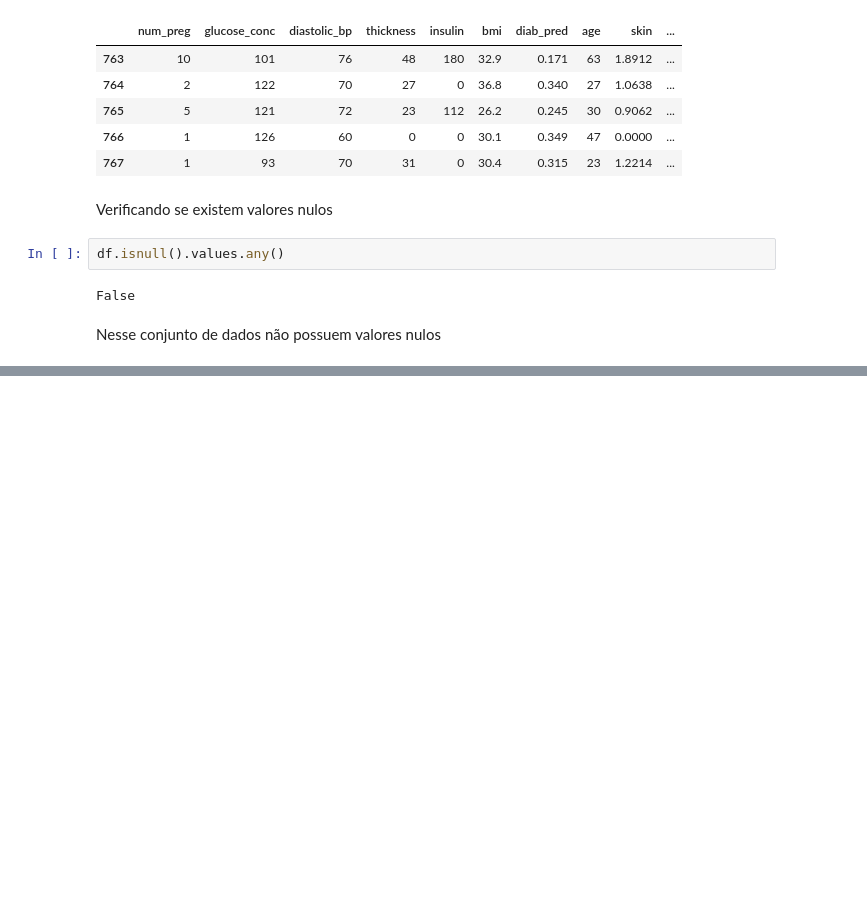
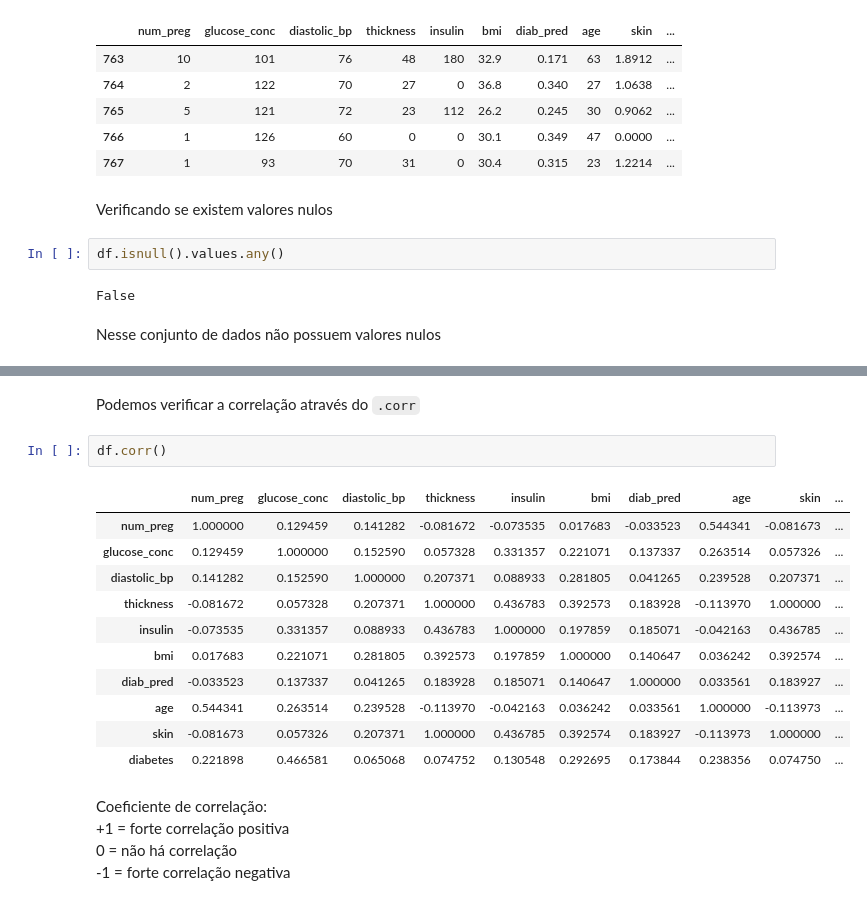
Before and after one commit to JuniorTorresMTJ/ML_PrevendoDiabetes, a Jupyter notebook: Prevendo_Diabetes.ipynb, the cells around one changed output, grey strips where cells are left out. Saved outputs shown, nothing was run; the diff lists cells and outputs as text; blank space fills up the shorter version.

```diff
--- a/Prevendo_Diabetes.ipynb
+++ b/Prevendo_Diabetes.ipynb
@@ -73,0 +91,21 @@ Nesse conjunto de dados não possuem valores nulos
+# %% [markdown]
+Podemos verificar a correlação através do `.corr`
+# %%
+df.corr()
+# %% [output]
+|  | num_preg | glucose_conc | diastolic_bp | thickness | insulin | bmi | diab_pred | age | skin | ... |
+| num_preg | 1.000000 | 0.129459 | 0.141282 | -0.081672 | -0.073535 | 0.017683 | -0.033523 | 0.544341 | -0.081673 | ... |
+| glucose_conc | 0.129459 | 1.000000 | 0.152590 | 0.057328 | 0.331357 | 0.221071 | 0.137337 | 0.263514 | 0.057326 | ... |
+| diastolic_bp | 0.141282 | 0.152590 | 1.000000 | 0.207371 | 0.088933 | 0.281805 | 0.041265 | 0.239528 | 0.207371 | ... |
+| thickness | -0.081672 | 0.057328 | 0.207371 | 1.000000 | 0.436783 | 0.392573 | 0.183928 | -0.113970 | 1.000000 | ... |
+| insulin | -0.073535 | 0.331357 | 0.088933 | 0.436783 | 1.000000 | 0.197859 | 0.185071 | -0.042163 | 0.436785 | ... |
+| bmi | 0.017683 | 0.221071 | 0.281805 | 0.392573 | 0.197859 | 1.000000 | 0.140647 | 0.036242 | 0.392574 | ... |
+| diab_pred | -0.033523 | 0.137337 | 0.041265 | 0.183928 | 0.185071 | 0.140647 | 1.000000 | 0.033561 | 0.183927 | ... |
+| age | 0.544341 | 0.263514 | 0.239528 | -0.113970 | -0.042163 | 0.036242 | 0.033561 | 1.000000 | -0.113973 | ... |
+| skin | -0.081673 | 0.057326 | 0.207371 | 1.000000 | 0.436785 | 0.392574 | 0.183927 | -0.113973 | 1.000000 | ... |
+| diabetes | 0.221898 | 0.466581 | 0.065068 | 0.074752 | 0.130548 | 0.292695 | 0.173844 | 0.238356 | 0.074750 | ... |
+# %% [markdown]
+Coeficiente de correlação: <br>
++1  = forte correlação positiva<br>
+ 0   = não há correlação<br>
+-1  = forte correlação negativa<br>
```
Also changed, not shown: parts of 5 cells of this notebook.
